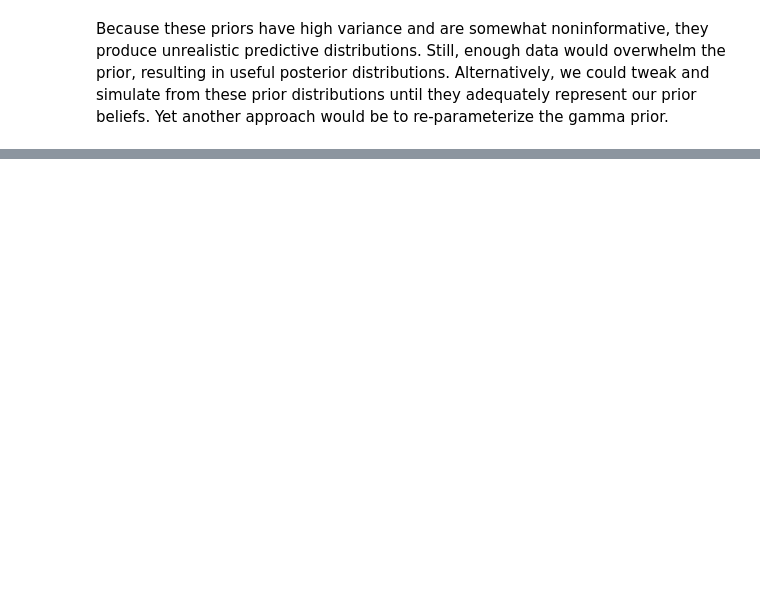
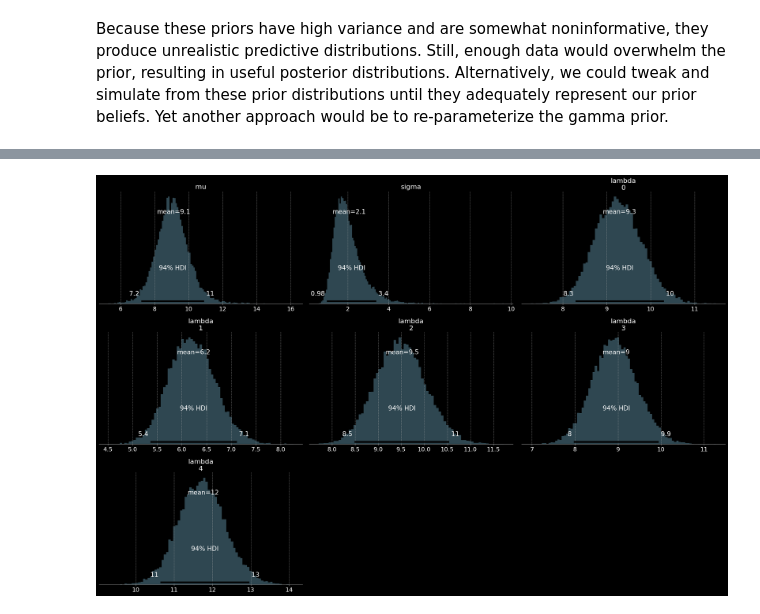
Before and after one commit to MikeS96/bayes_statististics, a Jupyter notebook: C2/L11A_hierarchical_modelling.ipynb, the cells around one changed output, grey strips where cells are left out. Saved outputs shown, nothing was run; the diff lists cells and outputs as text; code cells hidden in the pictures; blank space fills up the shorter version.

```diff
--- a/C2/L11A_hierarchical_modelling.ipynb
+++ b/C2/L11A_hierarchical_modelling.ipynb
@@ -166,0 +259,5 @@ Because these priors have high variance and are somewhat noninformative, they pr
+# %%
+az.plot_posterior(trace, point_estimate = 'mean', kind = 'hist', color= "#87ceeb")
+plt.show()
+# %% [output]
+[figure, added]
```
Also changed, not shown: parts of 43 cells of this notebook.
